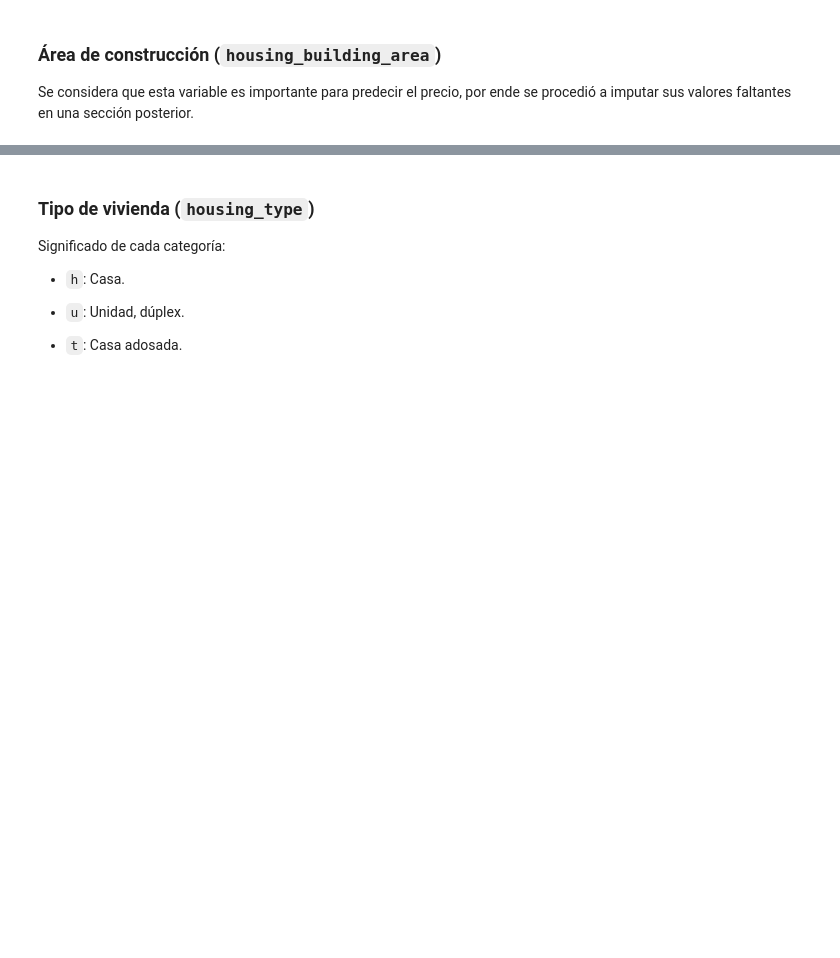
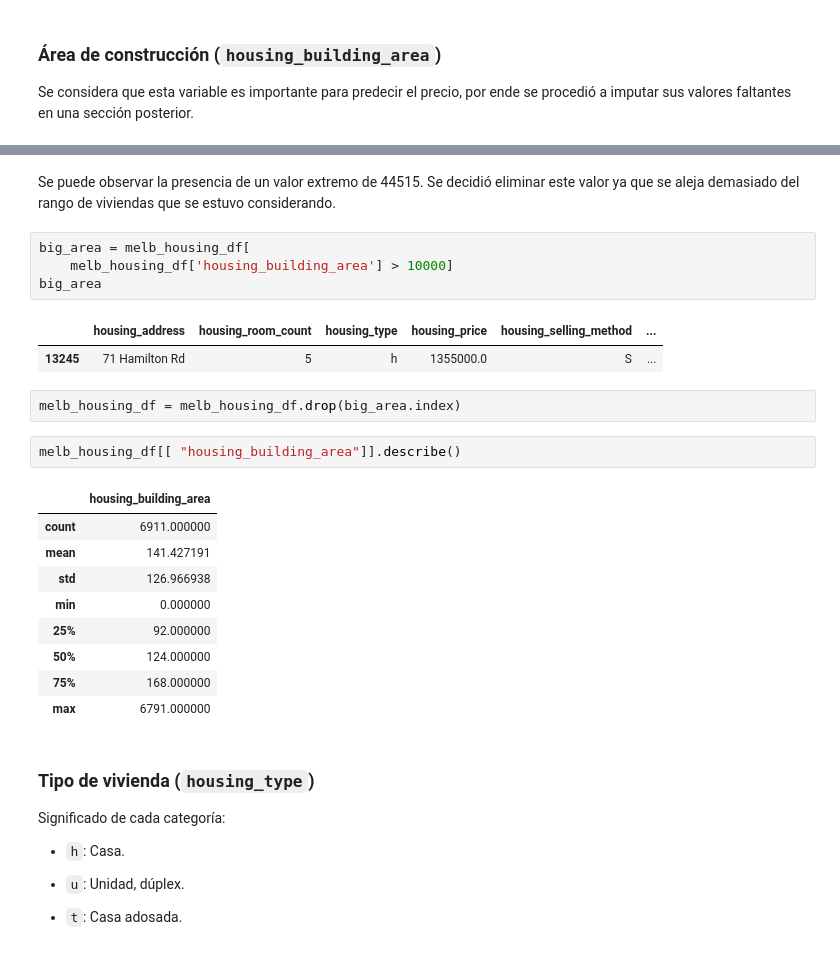
Before and after one commit to benjaminocampo/DataCuration, a Jupyter notebook: notebooks/exploration/melbourne_exploration.ipynb, the cells around one changed output, grey strips where cells are left out. Cells and saved outputs as stored; diff of their text form; blank space fills up the shorter version.

```diff
--- a/notebooks/exploration/melbourne_exploration.ipynb
+++ b/notebooks/exploration/melbourne_exploration.ipynb
@@ -432,3 +417,26 @@ msno.bar(melb_housing_df[["housing_price", "housing_building_area"]],
+# %% [markdown]
+Se puede observar la presencia de un valor extremo de 44515. Se decidió eliminar este valor ya que se aleja demasiado del rango de viviendas que se estuvo considerando.
+# %%
+big_area = melb_housing_df[
+    melb_housing_df['housing_building_area'] > 10000]
+big_area
+# %% [output]
+|  | housing_address | housing_room_count | housing_type | housing_price | housing_selling_method | ... |
+| 13245 | 71 Hamilton Rd | 5 | h | 1355000.0 | S | ... |
+# %%
+melb_housing_df = melb_housing_df.drop(big_area.index)
+# %%
+melb_housing_df[[ "housing_building_area"]].describe()
+# %% [output]
+|  | housing_building_area |
+| count | 6911.000000 |
+| mean | 141.427191 |
+| std | 126.966938 |
+| min | 0.000000 |
+| 25% | 92.000000 |
+| 50% | 124.000000 |
+| 75% | 168.000000 |
+| max | 6791.000000 |
 # %% [markdown]
 ### Tipo de vivienda (`housing_type`)
 Significado de cada categoría:
```
Also changed, not shown: parts of 30 cells of this notebook.
